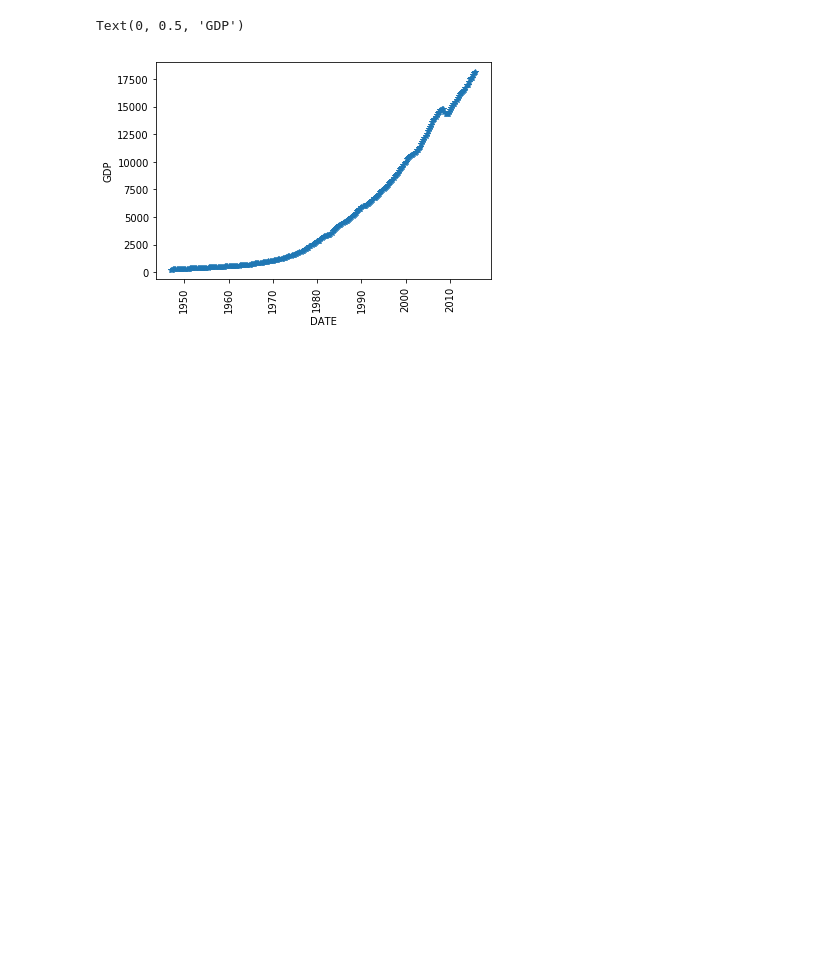
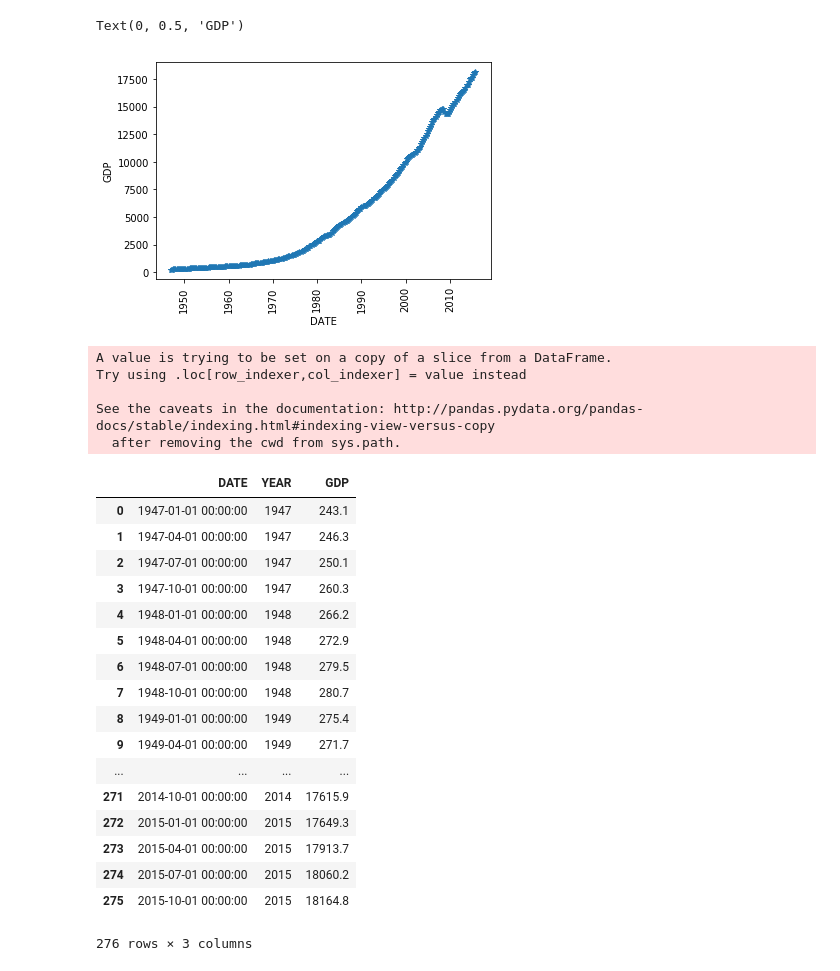
Before and after one commit to cogs108-project-group/Dataset-Analysis-Task-1, a Jupyter notebook: Dataset Analysis - Dataset 5 (GDP).ipynb, the cells around one changed output. Saved outputs shown, nothing was run; the diff lists cells and outputs as text; code cells hidden in the pictures; blank space fills up the shorter version.

Commit message:
GDP is measured by year not quarters per year

```diff
--- a/Dataset Analysis - Dataset 5 (GDP).ipynb
+++ b/Dataset Analysis - Dataset 5 (GDP).ipynb
@@ -85,3 +85,34 @@ plt.ylabel('GDP')
 # %% [output]
 Text(0, 0.5, 'GDP')
 [figure]
+# %%
+#extracting year from date column
+#causes a warning:
+#"A value is trying to be set on a copy of a slice from a DataFrame."
+GDP_df['YEAR'] = GDP_df['DATE'].dt.year
+GDP_df = GDP_df[['DATE','YEAR','GDP']]
+GDP_df
+# %% [output]
+A value is trying to be set on a copy of a slice from a DataFrame.
+Try using .loc[row_indexer,col_indexer] = value instead
+
+See the caveats in the documentation: http://pandas.pydata.org/pandas-docs/stable/indexing.html#indexing-view-versus-copy
+  after removing the cwd from sys.path.
+|  | DATE | YEAR | GDP |
+| 0 | 1947-01-01 00:00:00 | 1947 | 243.1 |
+| 1 | 1947-04-01 00:00:00 | 1947 | 246.3 |
+| 2 | 1947-07-01 00:00:00 | 1947 | 250.1 |
+| 3 | 1947-10-01 00:00:00 | 1947 | 260.3 |
+| 4 | 1948-01-01 00:00:00 | 1948 | 266.2 |
+| 5 | 1948-04-01 00:00:00 | 1948 | 272.9 |
+| 6 | 1948-07-01 00:00:00 | 1948 | 279.5 |
+| 7 | 1948-10-01 00:00:00 | 1948 | 280.7 |
+| 8 | 1949-01-01 00:00:00 | 1949 | 275.4 |
+| 9 | 1949-04-01 00:00:00 | 1949 | 271.7 |
+| ... | ... | ... | ... |
+| 271 | 2014-10-01 00:00:00 | 2014 | 17615.9 |
+| 272 | 2015-01-01 00:00:00 | 2015 | 17649.3 |
+| 273 | 2015-04-01 00:00:00 | 2015 | 17913.7 |
+| 274 | 2015-07-01 00:00:00 | 2015 | 18060.2 |
+| 275 | 2015-10-01 00:00:00 | 2015 | 18164.8 |
+276 rows × 3 columns
```
Also changed, not shown: parts of 6 cells of this notebook.
